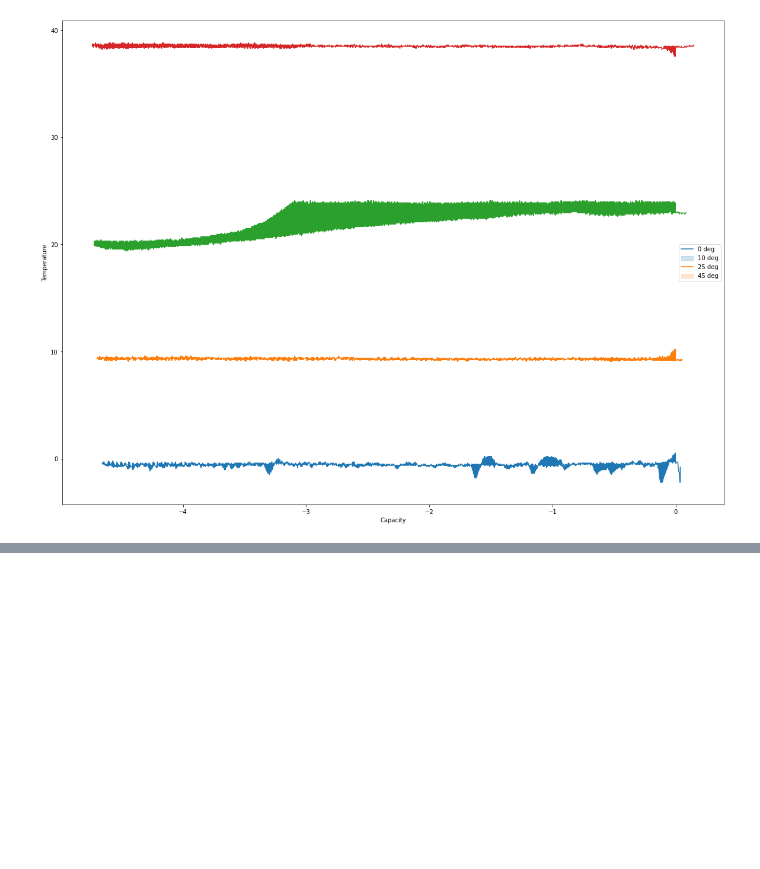
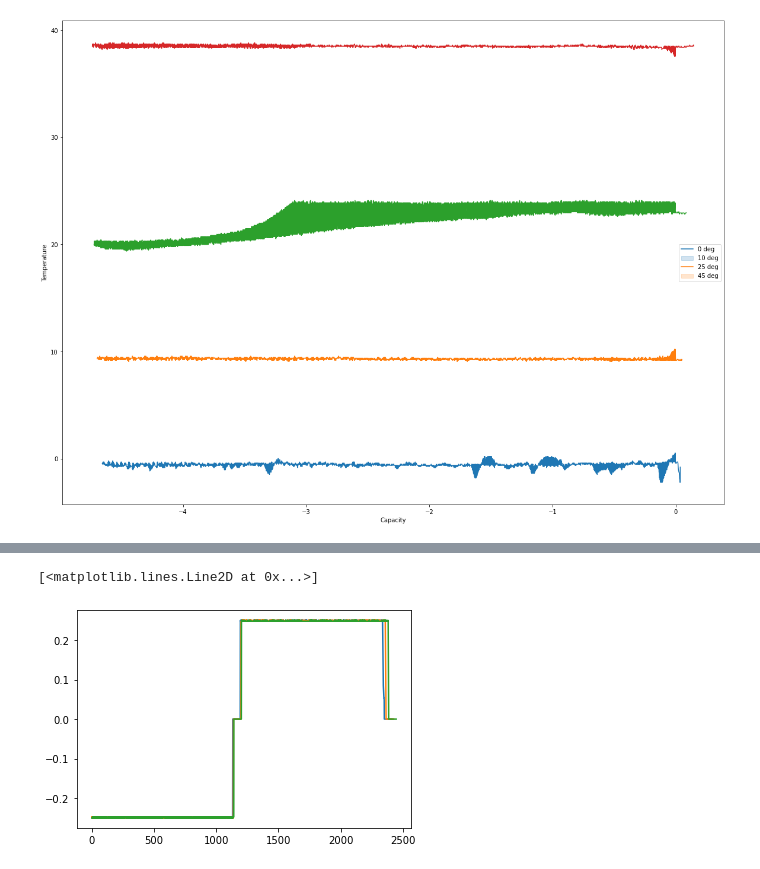
Before and after one commit to bpst98/battery_usage, a Jupyter notebook: Project-4.ipynb, the cells around one changed output, grey strips where cells are left out. Saved outputs shown, nothing was run; the diff lists cells and outputs as text; code cells hidden in the pictures; blank space fills up the shorter version.

```diff
--- a/Project-4.ipynb
+++ b/Project-4.ipynb
@@ -105,0 +128,8 @@ plt.show()
+# %%
+#plt.plot(data__820_C20DisCh_0_deg['Voltage'], data__820_C20DisCh_0_deg['Temperature'] )
+plt.plot(data__800_C20DisCh_10_deg['Current'])
+plt.plot(data__773_C20DisCh_25_deg['Current'])
+plt.plot(data__761_C20DisCh_45_deg['Current'])
+# %% [output]
+[<matplotlib.lines.Line2D at 0x...>]
+[figure, added]
```
Also changed, not shown: parts of 4 cells of this notebook.
